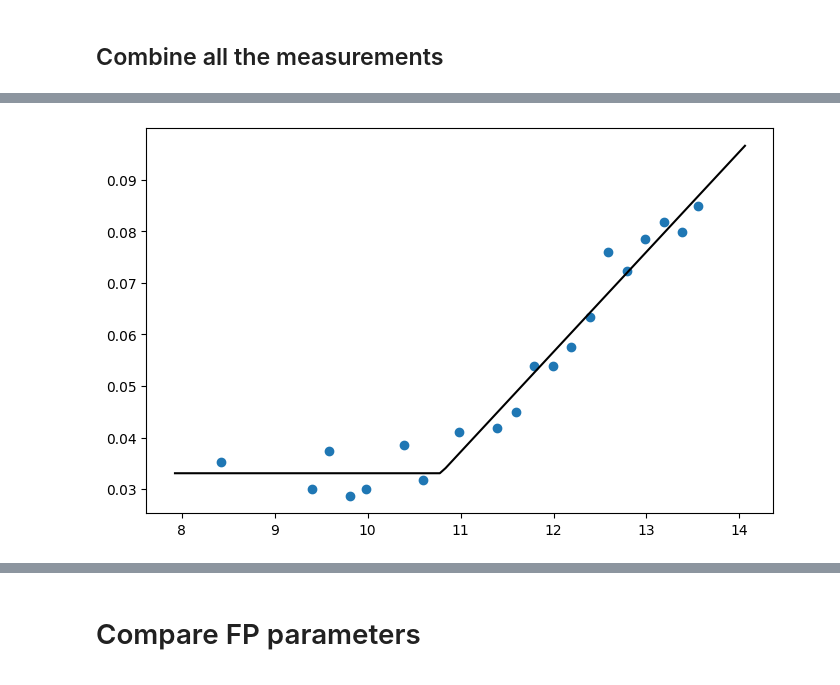
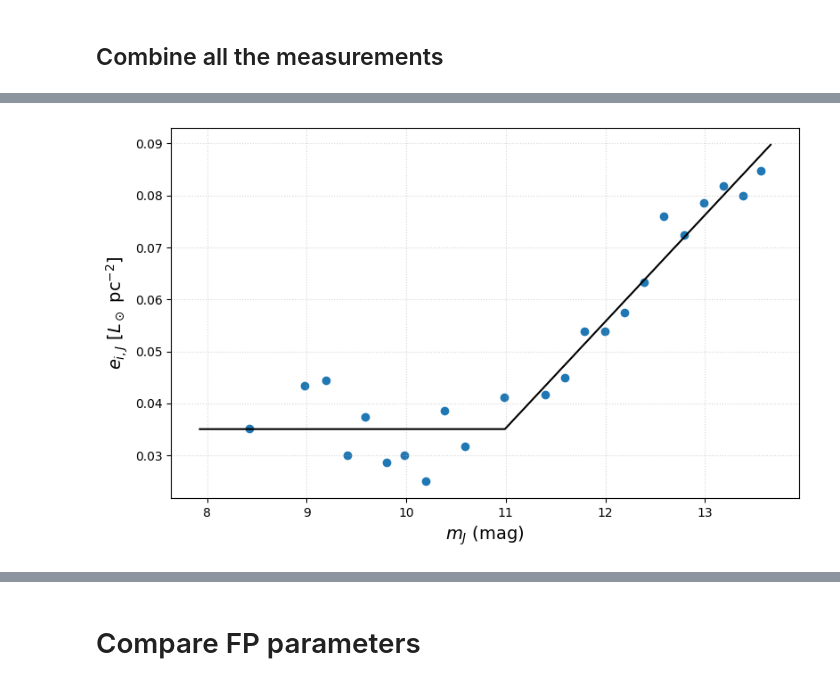
Before and after one commit to mrafifrbbn/thesis-research-2.0, a Jupyter notebook: notebook.ipynb, the cells around one changed output, grey strips where cells are left out. Saved outputs shown, nothing was run; the diff lists cells and outputs as text; code cells hidden in the pictures.

Commit message:
add: guide to derive photometric errors

```diff
--- a/notebook.ipynb
+++ b/notebook.ipynb
@@ -2369,6 +2030,13 @@ Index(['tmass', 'Jlogr', 'n', 'Hlogr', 'Klogr', '_6dFGS', 'ra', 'dec', 'cz',
 # %%
 # Constant
 MAG_BIN_WIDTH = 0.2    # magnitude bin width
+
+GLOBAL_REQ_COL = ['ra', 'dec', 'zhelio', 'z_cmb', 'z_dist_est', 'j_m_ext', 'extinction_j', 'kcor_j', 'r_j', 'er_j', 's_scaled', 'es_scaled', 'i_j', 'ei_j']
+REQ_COLS = {
+    '6dFGS': ['tmass', '_6dFGS'] + GLOBAL_REQ_COL,
+    'SDSS': ['tmass', 'objid'] + GLOBAL_REQ_COL,
+    'LAMOST': ['tmass', 'obsid'] + GLOBAL_REQ_COL
+}
 
 INPUT_FILEPATH = {
     '6dFGS': 'data/processed/zms_cut/6dfgs.csv',
@@ -2376,13 +2044,26 @@ INPUT_FILEPATH = {
     'LAMOST': 'data/processed/zms_cut/lamost.csv'
 }
 
+OUTPUT_FILEPATH = {
+    '6dFGS': 'data/foundation/fp_sample/6dfgs.csv',
+    'SDSS': 'data/foundation/fp_sample/sdss.csv',
+    'LAMOST': 'data/foundation/fp_sample/lamost.csv'
+}
+
 # Piecewise linear function
 def piecewise_linear(x, x0, y0, k):
-    y_pred = np.piecewise(x, [x < x0, x > x0], [lambda x: y0, lambda x: k * (x - x0) + y0])
+    '''
+    A function that is constant at x <= x0, and linear at x > x0.
+    '''
+    y_pred = np.piecewise(x, [x <= x0, x > x0], [lambda x: y0, lambda x: k * (x - x0) + y0])
     return y_pred
 
 # Function to derive the photometric error
 def derive_phot_error():
+    '''
+    A function to derive the photometric errors following the method outlined in Magoulas et al. 2012.
+    The scatter vs magnitude is fit with the piecewise linear function iteratively to remove outliers.
+    '''
     df = pd.DataFrame()
     for survey in SURVEY_LIST:
         req_cols = ['tmass', 'j_m_ext', 'extinction_j', 'i_j', 'i_h', 'i_k']
@@ -2432,14 +2113,13 @@ def derive_phot_error():
         print(f'y0 = {round(popt[1], 4)}')
         print(f'k = {round(popt[2], 4)}')
         print(f'Constant = {round(popt[1] - popt[2] * popt[0], 4)}')
-    #     print(f"Equation: y = {popt_j[2]:.4f}m_J + {constant_j:.4f} for x >= {popt_j[0]:.4f}")
 
         # Calculate the predicted values and chi statistics
         y_pred = piecewise_linear(x_data, *popt)
         chisq = ((y_data - y_pred) / y_pred)**2
 
         # Reject the 'bad' data (chisq > 0.5)
-        bad_data_indices = chisq > 0.06
+        bad_data_indices = chisq > 0.1
         x_data = x_data[~bad_data_indices]
         y_data = y_data[~bad_data_indices]
         datacount_new = len(y_data)
@@ -2447,21 +2127,50 @@ def derive_phot_error():
         is_converged = True if datacount == datacount_new else False
         datacount = datacount_new
         i += 1
-    return popt, x_data, y_data
 
-def plot_phot_error(popt, x_data, y_data):
+    # Print the final equation
+    print(f"popt = {popt}")
+    constant_pl = round(popt[1] - popt[2] * popt[0], 4)
+    print(f"Equation: y = {popt[1]:.4f} for x <= {popt[0]:.4f}")
+    print(f"Equation: y = {popt[2]:.4f}m_J + ({constant_pl:.4f}) for x > {popt[0]:.4f}")
+
     # Plot the results
-    x_trial = np.linspace(np.min(x_data) - 0.5, np.max(x_data) + 0.5, 100)
+    x_trial = np.linspace(np.min(x_data) - 0.5, np.max(x_data) + 0.1, 1000)
     y_trial = piecewise_linear(x_trial, *popt)
 
-    plt.figure(figsize=DEFAULT_FIGSIZE)
-    plt.scatter(x_data, y_data)
-    plt.plot(x_trial, y_trial, color='k')
+    fig, ax = plt.subplots(figsize=DEFAULT_FIGSIZE)
+    ax.scatter(x_data, y_data)
+    ax.plot(x_trial, y_trial, color='k')
+    ax.set_xlabel(r'$m_J$ (mag)', fontsize=14)
+    ax.set_ylabel(r'$e_{i,J}$ [$L_\odot\ \text{pc}^{-2}$]', fontsize=14)
+    ax.tick_params(axis='both', which='major', labelsize=10)
+    ax.grid(ls=':', alpha=0.5)
+    plt.tight_layout()
+    img_output_path = os.path.join(ROOT_PATH, f'img/phot_error.png')
+    fig.savefig(img_output_path, dpi=300)
 
-    plt.show()
+    return popt
 
 def apply_phot_error(popt):
+    '''
+    This function applies the error formula for every galaxy.
+    '''
     for survey in SURVEY_LIST:
-        df = pd.read_csv(INPUT_FILEPATH[survey])[req_cols]
-        df['ei_j'] =
+        df = pd.read_csv(INPUT_FILEPATH[survey])
+        df['ei_j'] = piecewise_linear(np.array(df['j_m_ext'] - df['extinction_j']), *popt)
+        df['er_j'] = 0.5 * df['ei_j']
+        df = df[REQ_COLS[survey]].rename({'r_j': 'r', 'er_j': 'er', 's_scaled': 's', 'es_scaled': 'es', 'i_j': 'i', 'ei_j': 'ei'}, axis=1)
+#         df.to_csv(OUTPUT_FILEPATH[survey], index=False)
+
+def main():
+    print("Deriving photometric errors...")
+    popt = derive_phot_error()
+    print("Deriving photometric errors successful!")
+
+#     print("Applying photometric errors and selecting the final columns...")
+#     apply_phot_error(popt)
+#     print("Applying photometric errors and selecting the final columns successful!")
+
+if __name__ == '__main__':
+    main()
 # %% [output]
@@ -2483 +2197 @@ Constant = -0.1762
-[figure, old version]
+[figure, new version]
```
Also changed, not shown: parts of 46 cells of this notebook, 2 other files.
